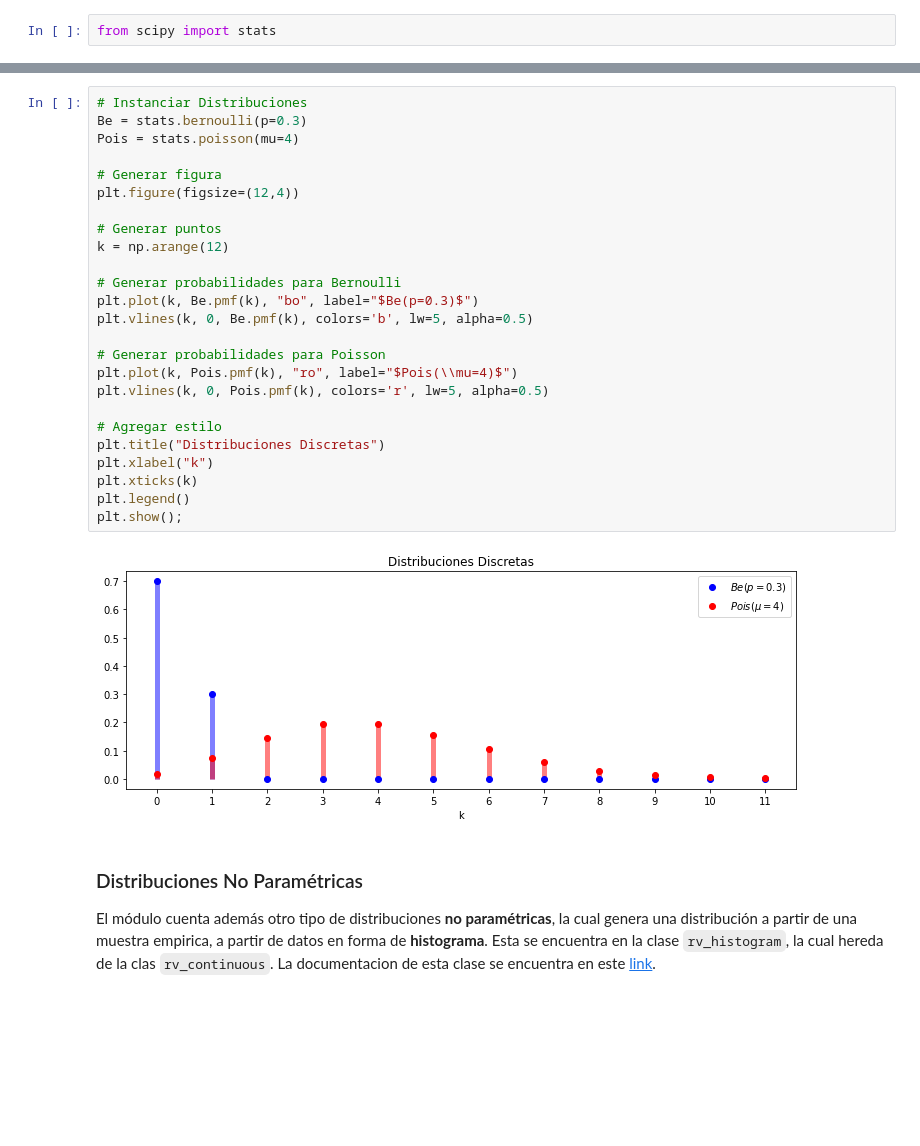
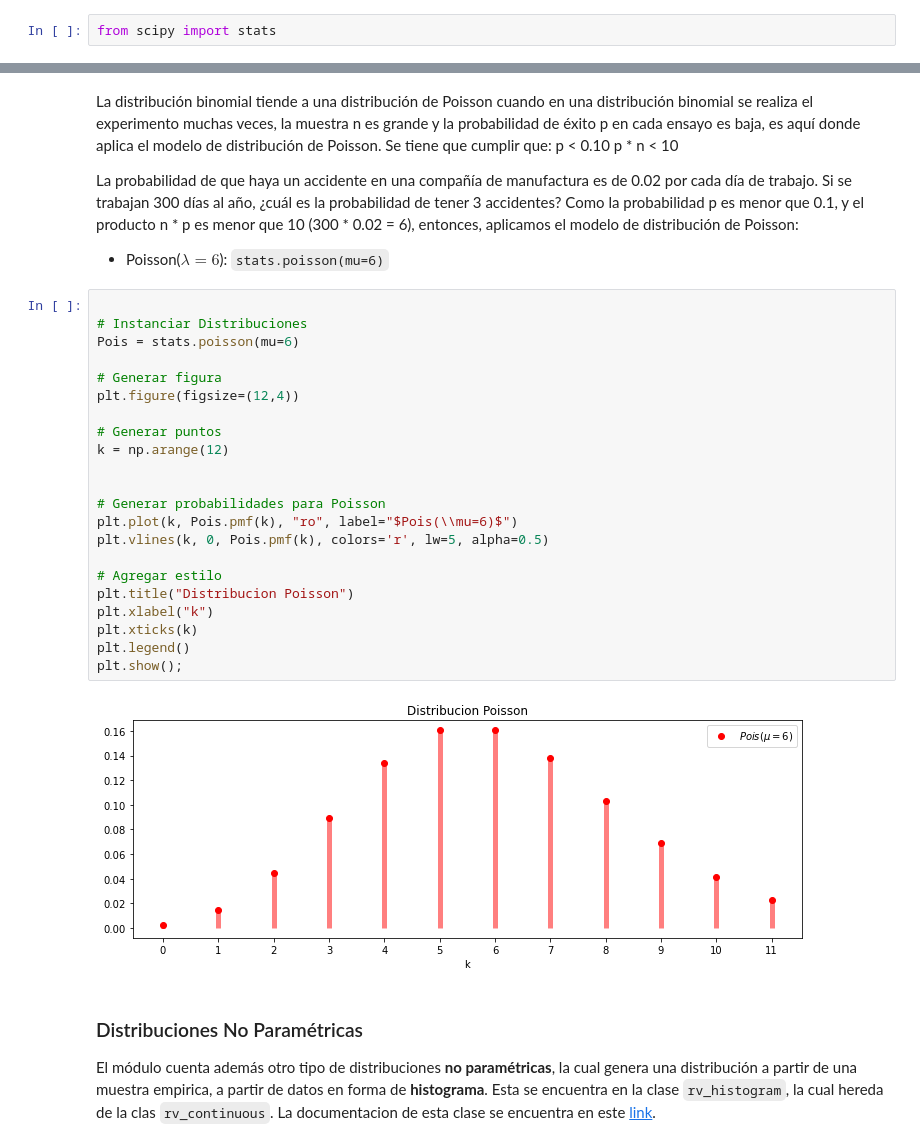
Before and after one commit to diegostaPy/cursoSociedadCientifica, a Jupyter notebook: Distribuciones y Variables Aleatorias.ipynb, the cells around one changed output, grey strips where cells are left out. Cells and saved outputs as stored; diff of their text form; blank space fills up the shorter version.

```diff
--- a/Distribuciones y Variables Aleatorias.ipynb
+++ b/Distribuciones y Variables Aleatorias.ipynb
@@ -59,30 +93,34 @@ Una lista completa con las distribuciones discretas disponibles en el submódulo
+# %% [markdown]
+La distribución binomial tiende a una distribución de Poisson cuando en una distribución binomial se realiza el experimento muchas veces, la muestra n es grande y la probabilidad de éxito p en cada ensayo es baja, es aquí donde aplica el modelo de distribución de Poisson. Se tiene que cumplir que: p < 0.10 p * n < 10
+
+
+La probabilidad de que haya un accidente en una compañía de manufactura es de 0.02 por cada día de trabajo. Si se trabajan 300 días al año, ¿cuál es la probabilidad de tener 3 accidentes? Como la probabilidad p es menor que 0.1, y el producto n * p es menor que 10 (300 * 0.02 = 6), entonces, aplicamos el modelo de distribución de Poisson:
+
+* Poisson($\lambda=6$): ``stats.poisson(mu=6)``
 # %%
+
 # Instanciar Distribuciones
-Be = stats.bernoulli(p=0.3)
-Pois = stats.poisson(mu=4)
+Pois = stats.poisson(mu=6)
 
 # Generar figura
 plt.figure(figsize=(12,4))
 
 # Generar puntos
 k = np.arange(12)
 
-# Generar probabilidades para Bernoulli
-plt.plot(k, Be.pmf(k), "bo", label="$Be(p=0.3)$")
-plt.vlines(k, 0, Be.pmf(k), colors='b', lw=5, alpha=0.5)
 
 # Generar probabilidades para Poisson
-plt.plot(k, Pois.pmf(k), "ro", label="$Pois(\\mu=4)$")
+plt.plot(k, Pois.pmf(k), "ro", label="$Pois(\\mu=6)$")
 plt.vlines(k, 0, Pois.pmf(k), colors='r', lw=5, alpha=0.5)
 
 # Agregar estilo
-plt.title("Distribuciones Discretas")
+plt.title("Distribucion Poisson")
 plt.xlabel("k")
 plt.xticks(k)
 plt.legend()
 plt.show();
 # %% [output]
-[figure, old version]
+[figure, new version]
 # %% [markdown]
 <div id="3.1.1"></div>
 
```
Also changed, not shown: parts of 14 cells of this notebook, 5 other files.
